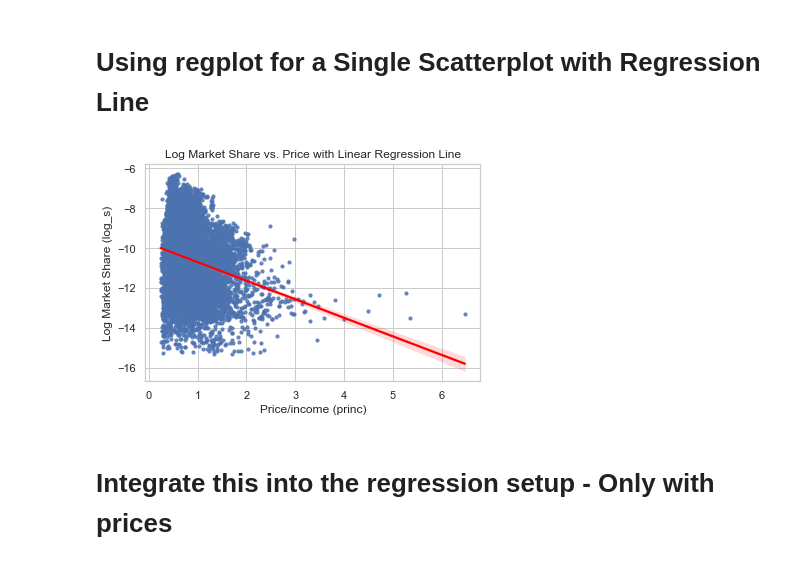
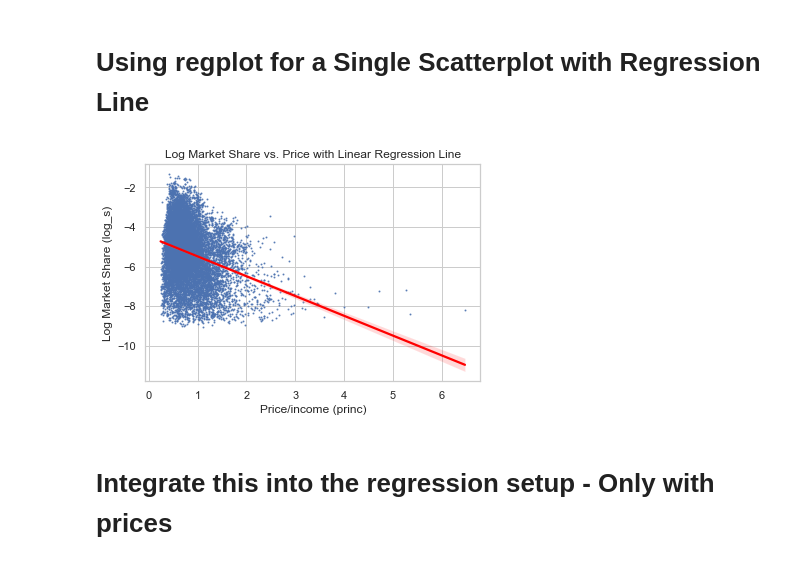
Before and after one commit to Mert264/Bachelorproject, a Jupyter notebook: Kode_Brugbart.ipynb, the cells around one changed output. Saved outputs shown, nothing was run; the diff lists cells and outputs as text; code cells hidden in the pictures.

```diff
--- a/Kode_Brugbart.ipynb
+++ b/Kode_Brugbart.ipynb
@@ -84,0 +15,36 @@ plt.tight_layout()
+# %%
+import pandas as pd
+import numpy as np
+import matplotlib.pyplot as plt
+import seaborn as sns
+
+# Load data
+cars = pd.read_csv('cars.csv')
+labs = pd.read_csv('labels_values.csv')
+dict_varnames = pd.read_csv('labels_variables.csv').set_index('variable').to_dict()['label']
+
+# to translate market indices to names of countries
+labs.index += 1
+dict_ma = labs.market.dropna().to_dict()
+
+
+cars['country'] = cars['ma'].map(dict_ma)
+
+# Recalculate 'qu_total' with correct country mapping STYR PÅ DEN HER
+
+cars['qu_total'] = cars.groupby(['ma','ye'])['qu'].transform('sum')
+#cars['qu_total'] = cars.groupby(['country', 'ye'])['qu'].transform('sum')
+
+# Calculate 's' with the newly defined 'qu_total'
+cars['s'] = cars['qu'] / cars['qu_total']
+
+# Data cleaning - replacing commas and converting to float
+columns_to_clean = ['hp', 'li', 'li1', 'li2', 'li3', 'ngdp', 'rgdp', 'princ', 'pr', 'tax', 'avdexr', 'ac', 'le', 'sp']
+for column in columns_to_clean:
+    if column in cars.columns:
+        cars[column] = cars[column].str.replace(',', '.').astype(float)
+
+cars['log_s'] = np.log(cars['s']) #/(0.5)
+
+dict_cla = labs.classs.dropna().to_dict()
+cars['class'] = cars['cla'].map(dict_cla)
@@ -377,22 +387,22 @@ plt.tight_layout()
 # %%
 # Use seaborn's regplot to create a scatterplot of 'pr' vs. 'log_s'.
 # 'x' specifies the data for the x-axis (Price in this case).
 # 'y' specifies the data for the y-axis (Log Market Share in this case).
 
-sns.regplot(x='princ', y='log_s', data=cars, scatter_kws={'s': 10}, line_kws={'color': 'red'})
+sns.regplot(x='princ', y='log_s', data=cars, scatter_kws={'s': 1}, line_kws={'color': 'red'})
 
 # Set the title of the plot with plt.title.
 plt.title('Log Market Share vs. Price with Linear Regression Line')
 
 # Set the label for the x-axis with plt.xlabel.
 plt.xlabel('Price/income (princ)')
 
 # Set the label for the y-axis with plt.ylabel.
 plt.ylabel('Log Market Share (log_s)')
 
 # Display the plot with plt.show().
 plt.show()
 # %% [output]
-[figure, old version]
+[figure, new version]
 # %% [markdown]
 # Integrate this into the regression setup - Only with prices
```
Also changed, not shown: parts of 90 cells of this notebook, 1 other file.
